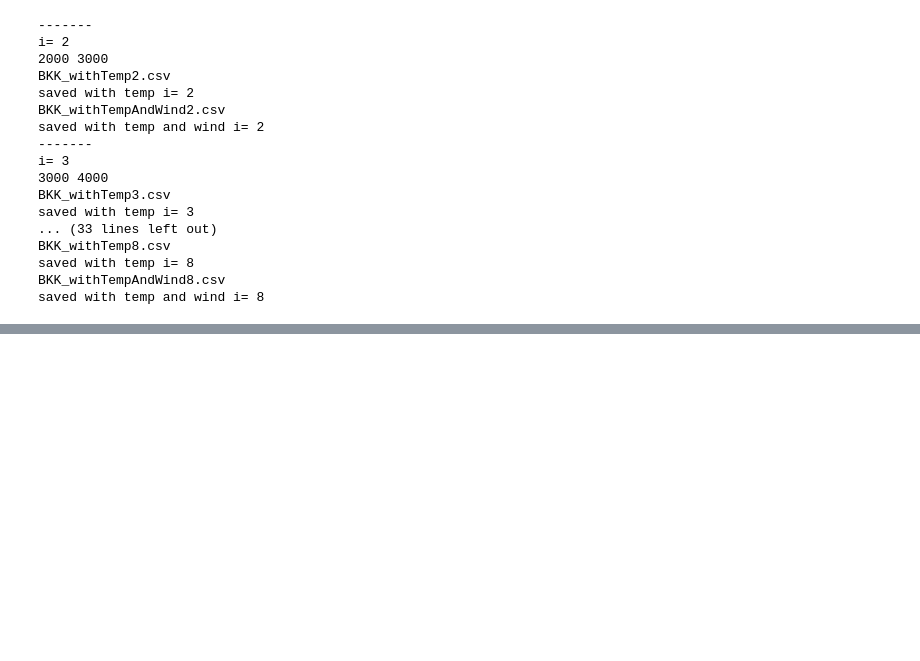
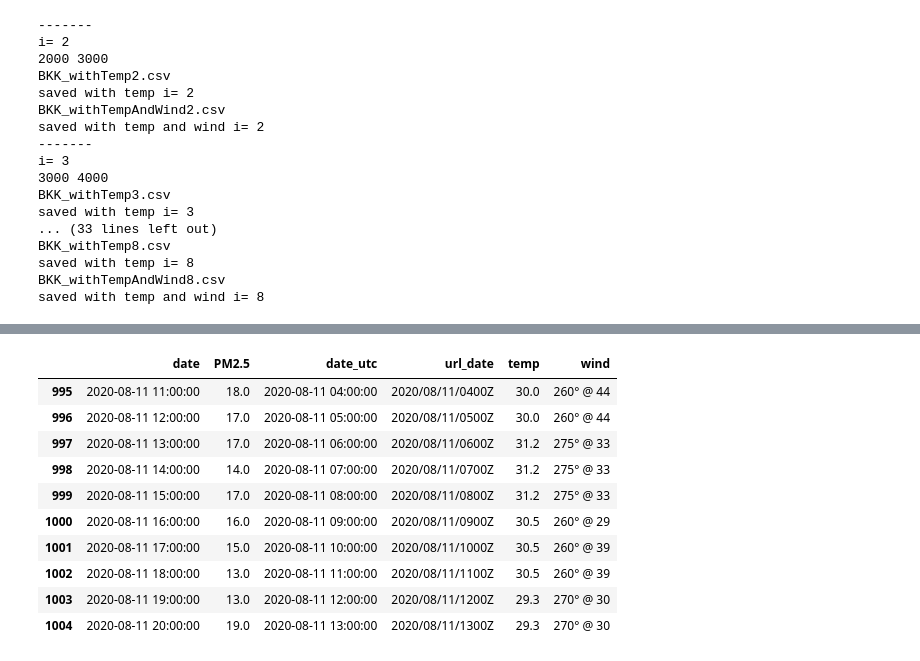
Before and after one commit to NKIKK/ProjectPM2-5_aGroup, a Jupyter notebook: BKK_Scape/ScapeBKK.ipynb, the cells around one changed output, grey strips where cells are left out. Drawn from its saved outputs; the diff is of its cells as text; code cells hidden in the pictures; blank space fills up the shorter version.

```diff
--- a/BKK_Scape/ScapeBKK.ipynb
+++ b/BKK_Scape/ScapeBKK.ipynb
@@ -116,3 +116,6 @@ BKK_withTemp8.csv
 saved with temp i= 8
 BKK_withTempAndWind8.csv
 saved with temp and wind i= 8
+# %%
+data1 = pd.read_csv('BKK_withTempAndWind0.csv')
+data1.head()
@@ -118,0 +129,3 @@ saved with temp and wind i= 8
+# %%
+data1=data1.iloc[:,1:]
+data1.head()
@@ -118,0 +139,4 @@ saved with temp and wind i= 8
+# %%
+data2 = pd.read_csv('BKK_withTempAndWind1.csv')
+data2=data2.iloc[:,1:]
+data2.head()
@@ -118,0 +150,3 @@ saved with temp and wind i= 8
+# %%
+data=pd.concat([data1,data2],ignore_index=True)
+data.head()
@@ -118,0 +169,14 @@ saved with temp and wind i= 8
+# %%
+data.iloc[995:1005,:]
+# %% [output]
+|  | date | PM2.5 | date_utc | url_date | temp | wind |
+| 995 | 2020-08-11 11:00:00 | 18.0 | 2020-08-11 04:00:00 | 2020/08/11/0400Z | 30.0 | 260° @ 44 |
+| 996 | 2020-08-11 12:00:00 | 17.0 | 2020-08-11 05:00:00 | 2020/08/11/0500Z | 30.0 | 260° @ 44 |
+| 997 | 2020-08-11 13:00:00 | 17.0 | 2020-08-11 06:00:00 | 2020/08/11/0600Z | 31.2 | 275° @ 33 |
+| 998 | 2020-08-11 14:00:00 | 14.0 | 2020-08-11 07:00:00 | 2020/08/11/0700Z | 31.2 | 275° @ 33 |
+| 999 | 2020-08-11 15:00:00 | 17.0 | 2020-08-11 08:00:00 | 2020/08/11/0800Z | 31.2 | 275° @ 33 |
+| 1000 | 2020-08-11 16:00:00 | 16.0 | 2020-08-11 09:00:00 | 2020/08/11/0900Z | 30.5 | 260° @ 29 |
+| 1001 | 2020-08-11 17:00:00 | 15.0 | 2020-08-11 10:00:00 | 2020/08/11/1000Z | 30.5 | 260° @ 39 |
+| 1002 | 2020-08-11 18:00:00 | 13.0 | 2020-08-11 11:00:00 | 2020/08/11/1100Z | 30.5 | 260° @ 39 |
+| 1003 | 2020-08-11 19:00:00 | 13.0 | 2020-08-11 12:00:00 | 2020/08/11/1200Z | 29.3 | 270° @ 30 |
+| 1004 | 2020-08-11 20:00:00 | 19.0 | 2020-08-11 13:00:00 | 2020/08/11/1300Z | 29.3 | 270° @ 30 |
```
Also changed, not shown: parts of 14 cells of this notebook, 4 other files.
